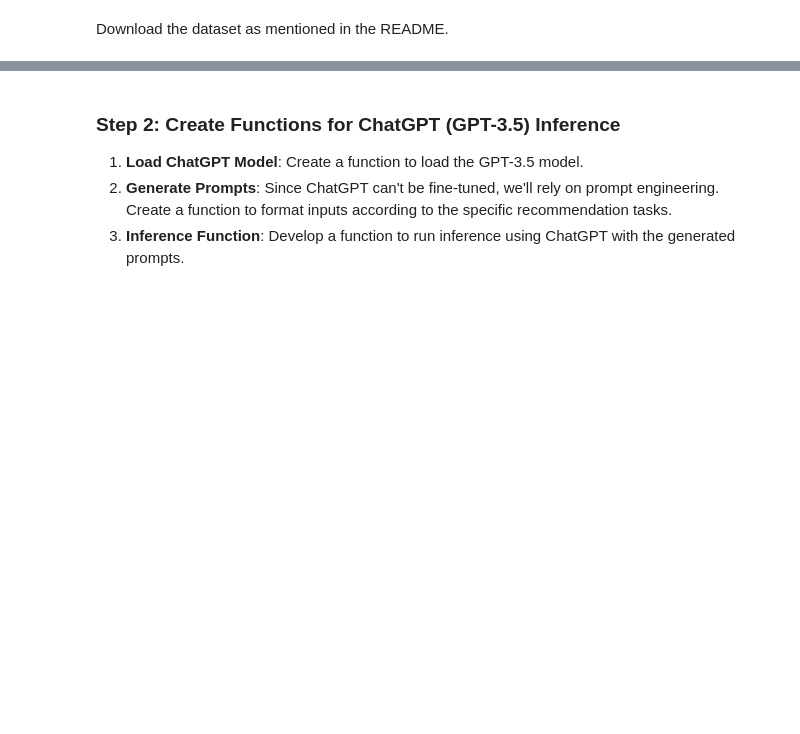
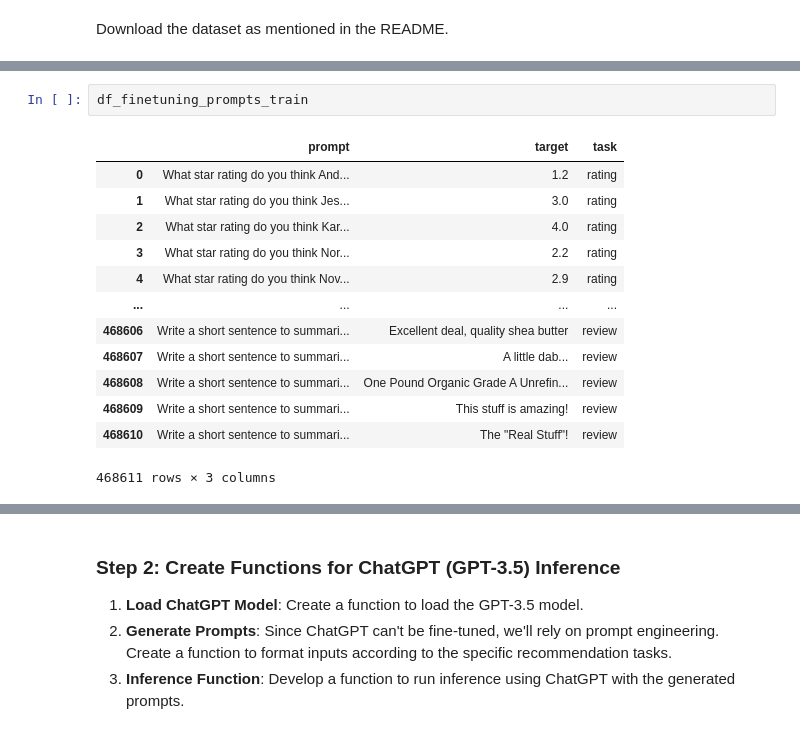
Before and after one commit to peyman886/NLP, a Jupyter notebook: YaghoubZadeh 1402-2/Project/LLMRec-main/project.ipynb, the cells around one changed output, grey strips where cells are left out. Cells and saved outputs as stored; diff of their text form; blank space fills up the shorter version.

```diff
--- a/YaghoubZadeh 1402-2/Project/LLMRec-main/project.ipynb
+++ b/YaghoubZadeh 1402-2/Project/LLMRec-main/project.ipynb
@@ -68,0 +44,16 @@ but Gdown can't. Please check connections and permissions.
+# %%
+df_finetuning_prompts_train
+# %% [output]
+|  | prompt | target | task |
+| 0 | What star rating do you think And... | 1.2 | rating |
+| 1 | What star rating do you think Jes... | 3.0 | rating |
+| 2 | What star rating do you think Kar... | 4.0 | rating |
+| 3 | What star rating do you think Nor... | 2.2 | rating |
+| 4 | What star rating do you think Nov... | 2.9 | rating |
+| ... | ... | ... | ... |
+| 468606 | Write a short sentence to summari... | Excellent deal, quality shea butter | review |
+| 468607 | Write a short sentence to summari... | A little dab... | review |
+| 468608 | Write a short sentence to summari... | One Pound Organic Grade A Unrefin... | review |
+| 468609 | Write a short sentence to summari... | This stuff is amazing! | review |
+| 468610 | Write a short sentence to summari... | The "Real Stuff"! | review |
+468611 rows × 3 columns
```
Also changed, not shown: parts of 21 cells of this notebook.
